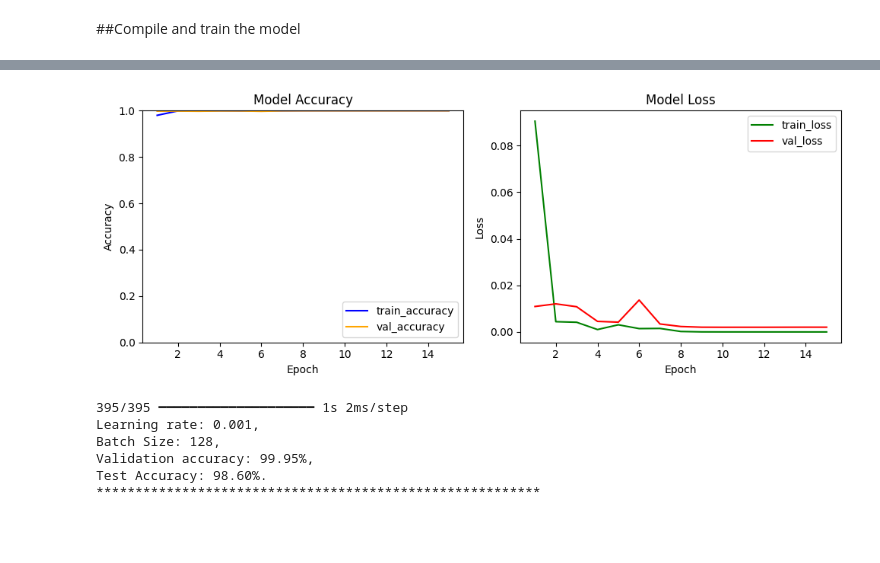
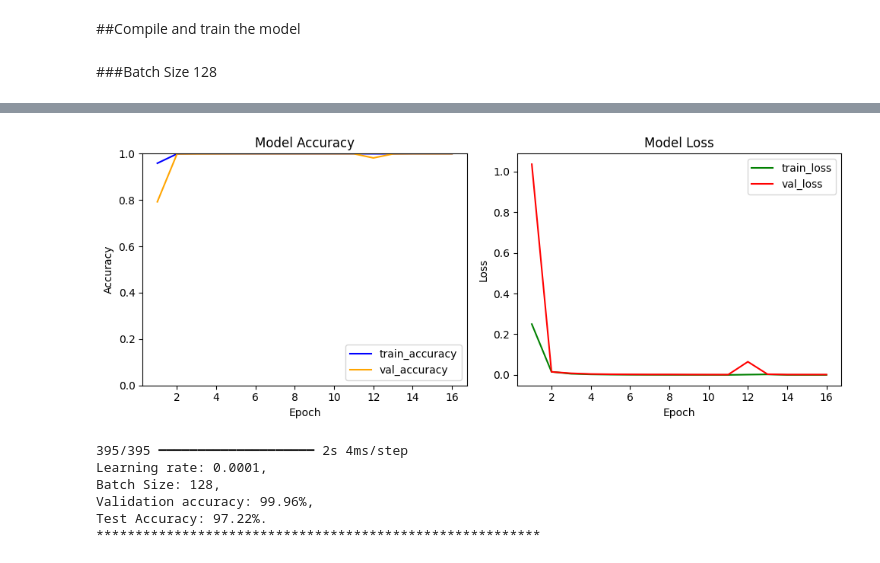
Before and after one commit to masud10402/Data-Science-Project, a Jupyter notebook: ResNet50_model_experiments.ipynb, the cells around one changed output, grey strips where cells are left out. Drawn from its saved outputs; the diff is of its cells as text; code cells hidden in the pictures; blank space fills up the shorter version.

```diff
--- a/ResNet50_model_experiments.ipynb
+++ b/ResNet50_model_experiments.ipynb
@@ -2089,27 +2091,27 @@ from tensorflow.keras.models import Sequential
 from tensorflow.keras.layers import Dense, Flatten, BatchNormalization
 from tensorflow.keras import models
 
-# write a function to load vgg16 model
+# write a function to load best ResNet50 model
 def load_ResNet50_model_8_conv_layer(input_shape):
 
     """
-    This function will load vgg16 model with its all base model layers as trainable
+    This function will load ResNet50 model with its first 8 convolutional layers and top layers
     It will accept input shape as parameter
     """
 
-    # Load the VGG16 base model
+    # Load the ResNet50 base model
     base_model = ResNet50(include_top=False, weights='imagenet', input_shape=(IMG_SIZE, IMG_SIZE, 3))
 
     # Add new layers on top of the base model
     model = Sequential()
     model.add(base_model)
 
-    # Continue with your custom layers
+    # Continue with custom layers
     x = base_model.get_layer('conv2_block2_out').output
     x = BatchNormalization()(x)
     x = Flatten()(x)
     x = Dense(512, activation='sigmoid')(x)
-    out = Dense(43, activation='softmax')(x)
+    out = Dense(num_classes, activation='softmax')(x)
 
     model = models.Model(inputs = base_model.input, outputs = out, name='model')
 
@@ -2216,7 +2245,7 @@ Different batch sizes will be experimented on the model in the following cells w
 from tensorflow.keras.optimizers import Adam
 from tensorflow.keras.callbacks import EarlyStopping
 
-learning_rate = [0.001, 0.0001]
+learning_rate = [0.0001]
 batch_sizes = [16, 64, 128]
 EPOCHS = 5
 
@@ -2399,8 +2362,8 @@ Test Accuracy: 98.49%.
 from tensorflow.keras.optimizers import Adam
 from tensorflow.keras.callbacks import EarlyStopping
 
-learning_rate = [0.001]
-batch_sizes = [64, 128]
+learning_rate = [0.0001]
+batch_sizes = [32, 64]
 EPOCHS = 50
 
 model_counter = 1
@@ -2409,10 +2372,10 @@ for lr in learning_rate:
     print(f'*********************************************************')
     print(f'Training the best models for more epochs')
     print(f'Model {model_counter} training starts')
-    print(f"Trainable base model layers: All\nLearning rate = {lr} and Batch Size = {BATCH_SIZE}")
+    print(f"Train the best model: only first 8 convolution layers trainable\nLearning rate = {lr} and Batch Size = {BATCH_SIZE}")
 
     # Call create model Function
-    model = load_vgg16_model_4_conv_layer((IMG_SIZE,IMG_SIZE, 3))
+    model = load_ResNet50_model_8_conv_layer((IMG_SIZE, IMG_SIZE, 3))
 
     # Call train model function
     history = train_model(model, lr, BATCH_SIZE, EPOCHS)
@@ -2480,7 +2445,7 @@ from tensorflow.keras.optimizers import Adam
 from tensorflow.keras.callbacks import EarlyStopping
 
 learning_rate = [0.0001]
-batch_sizes = [32, 64]
+batch_sizes = [16, 128]
 EPOCHS = 50
 
 model_counter = 1
@@ -2489,10 +2454,10 @@ for lr in learning_rate:
     print(f'*********************************************************')
     print(f'Training the best models for more epochs')
     print(f'Model {model_counter} training starts')
-    print(f"Trainable base model layers: All\nLearning rate = {lr} and Batch Size = {BATCH_SIZE}")
+    print(f"Train the best model: only first 8 convolution layers trainable\nLearning rate = {lr} and Batch Size = {BATCH_SIZE}")
 
     # Call create model Function
-    model = load_vgg16_model_4_conv_layer((IMG_SIZE,IMG_SIZE, 3))
+    model = load_ResNet50_model_8_conv_layer((IMG_SIZE, IMG_SIZE, 3))
 
     # Call train model function
     history = train_model(model, lr, BATCH_SIZE, EPOCHS)
@@ -2608,22 +2567,24 @@ Training data shape: (77400, 32, 32, 3)
 Validation data shape: (19350, 32, 32, 3)
 # %% [markdown]
 ##Compile and train the model
+# %% [markdown]
+###Batch Size 128
 # %%
 from tensorflow.keras.optimizers import Adam
 from tensorflow.keras.callbacks import EarlyStopping
 
 batch_sizes = [128]
-learning_rate = [0.001]
+learning_rate = [0.0001]
 EPOCHS = 50
 
 for lr in learning_rate:
   for BATCH_SIZE in batch_sizes:
     print(f'*********************************************************')
     print(f'Training the best model on oversampled dataset')
-    print(f"Train using only first 4 convolution layers\nLearning rate = {lr} and Batch Size = {BATCH_SIZE}")
+    print(f"Train the best model: only first 8 convolution layers trainable\nLearning rate = {lr} and Batch Size = {BATCH_SIZE}")
 
     # Call create model Function
-    model = load_vgg16_model_4_conv_layer((IMG_SIZE,IMG_SIZE, 3))
+    model = load_ResNet50_model_8_conv_layer((IMG_SIZE,IMG_SIZE, 3))
 
     # Call train model function
     history = train_model(model, lr, BATCH_SIZE, EPOCHS)
@@ -2656,7 +2617,7 @@ Epoch 15/50
-[figure, old version]
+[figure, new version]
-395/395 ━━━━━━━━━━━━━━━━━━━━ 1s 2ms/step
-Learning rate: 0.001,
+395/395 ━━━━━━━━━━━━━━━━━━━━ 2s 4ms/step
+Learning rate: 0.0001,
 Batch Size: 128,
-Validation accuracy: 99.95%,
-Test Accuracy: 98.60%.
+Validation accuracy: 99.96%,
+Test Accuracy: 97.22%.
 *********************************************************
```
Also changed, not shown: parts of 41 cells of this notebook, 1 other file.
